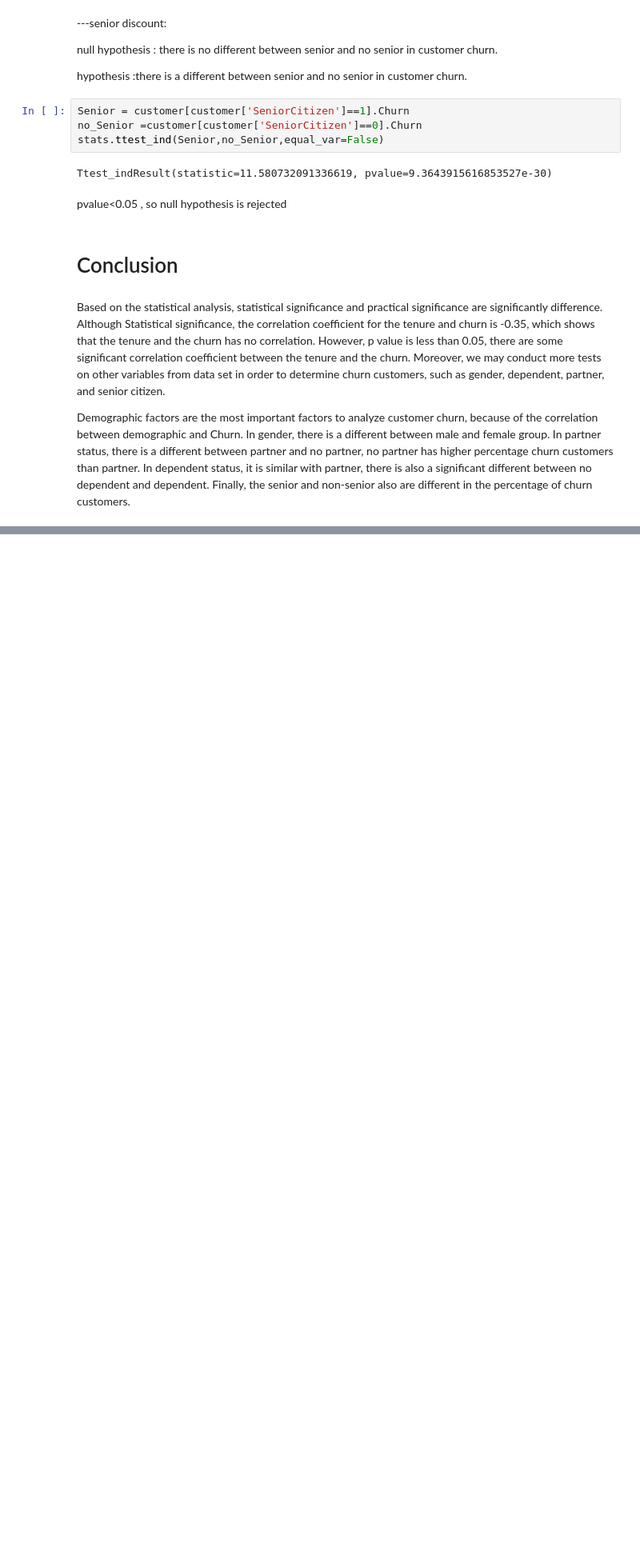
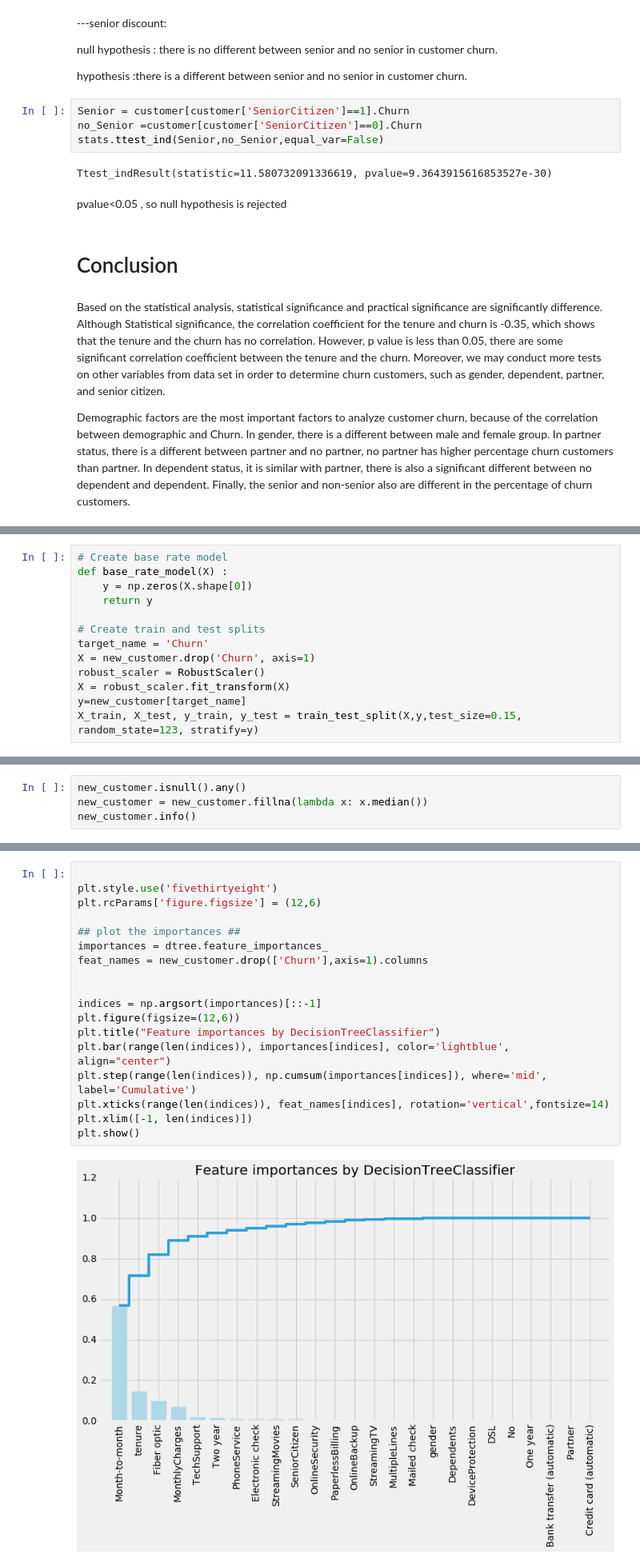
Before and after one commit to vinhpvu/Telco-customer-analytics, a Jupyter notebook: Untitled.ipynb, the cells around one changed output, grey strips where cells are left out. Shown: that part at 80% size. Saved outputs shown, nothing was run; the diff lists cells and outputs as text; blank space fills up the shorter version.

```diff
--- a/Untitled.ipynb
+++ b/Untitled.ipynb
@@ -802,0 +854,13 @@ Demographic factors are the most important factors to analyze customer churn, be
+# %%
+# Create base rate model
+def base_rate_model(X) :
+    y = np.zeros(X.shape[0])
+    return y
+
+# Create train and test splits
+target_name = 'Churn'
+X = new_customer.drop('Churn', axis=1)
+robust_scaler = RobustScaler()
+X = robust_scaler.fit_transform(X)
+y=new_customer[target_name]
+X_train, X_test, y_train, y_test = train_test_split(X,y,test_size=0.15, random_state=123, stratify=y)
@@ -802,0 +874,4 @@ Demographic factors are the most important factors to analyze customer churn, be
+# %%
+new_customer.isnull().any()
+new_customer = new_customer.fillna(lambda x: x.median())
+new_customer.info()
@@ -802,0 +1034,20 @@ Demographic factors are the most important factors to analyze customer churn, be
+# %%
+
+plt.style.use('fivethirtyeight')
+plt.rcParams['figure.figsize'] = (12,6)
+
+## plot the importances ##
+importances = dtree.feature_importances_
+feat_names = new_customer.drop(['Churn'],axis=1).columns
+
+
+indices = np.argsort(importances)[::-1]
+plt.figure(figsize=(12,6))
+plt.title("Feature importances by DecisionTreeClassifier")
+plt.bar(range(len(indices)), importances[indices], color='lightblue',  align="center")
+plt.step(range(len(indices)), np.cumsum(importances[indices]), where='mid', label='Cumulative')
+plt.xticks(range(len(indices)), feat_names[indices], rotation='vertical',fontsize=14)
+plt.xlim([-1, len(indices)])
+plt.show()
+# %% [output]
+[figure, added]
```
Also changed, not shown: parts of 30 cells of this notebook.
